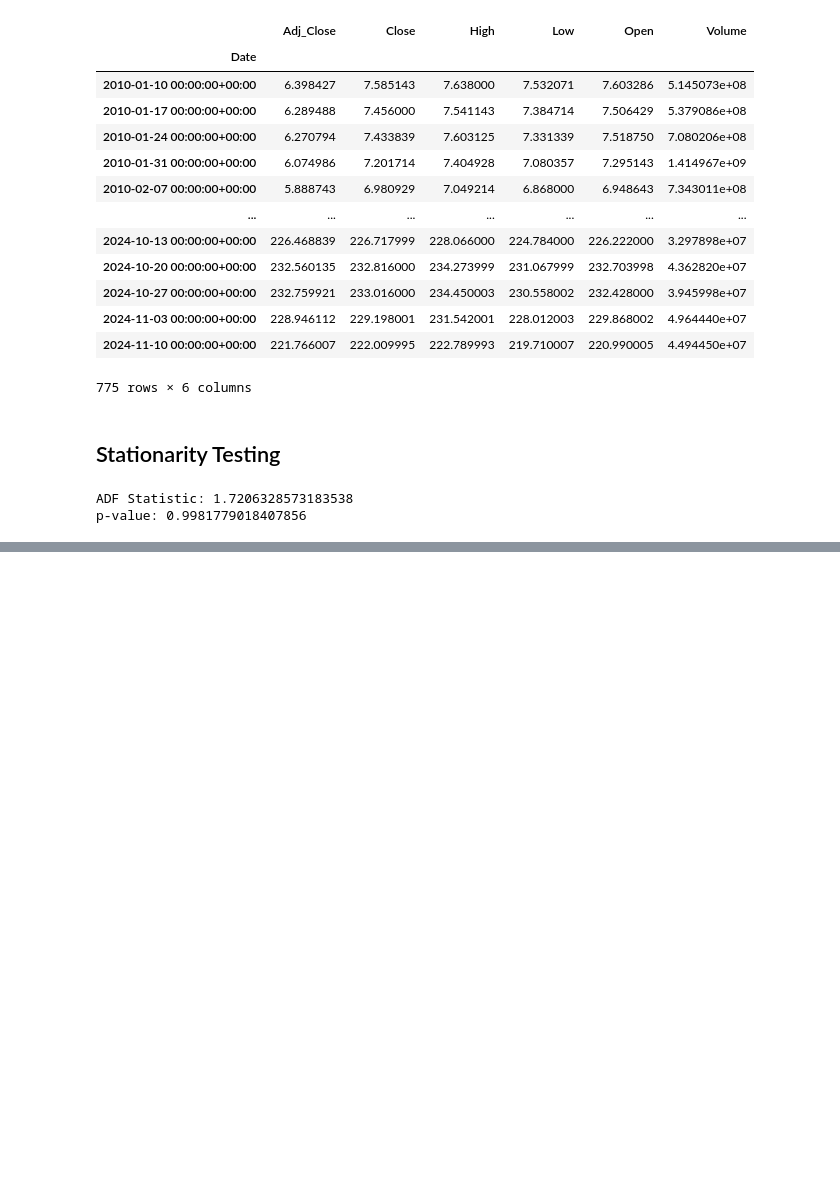
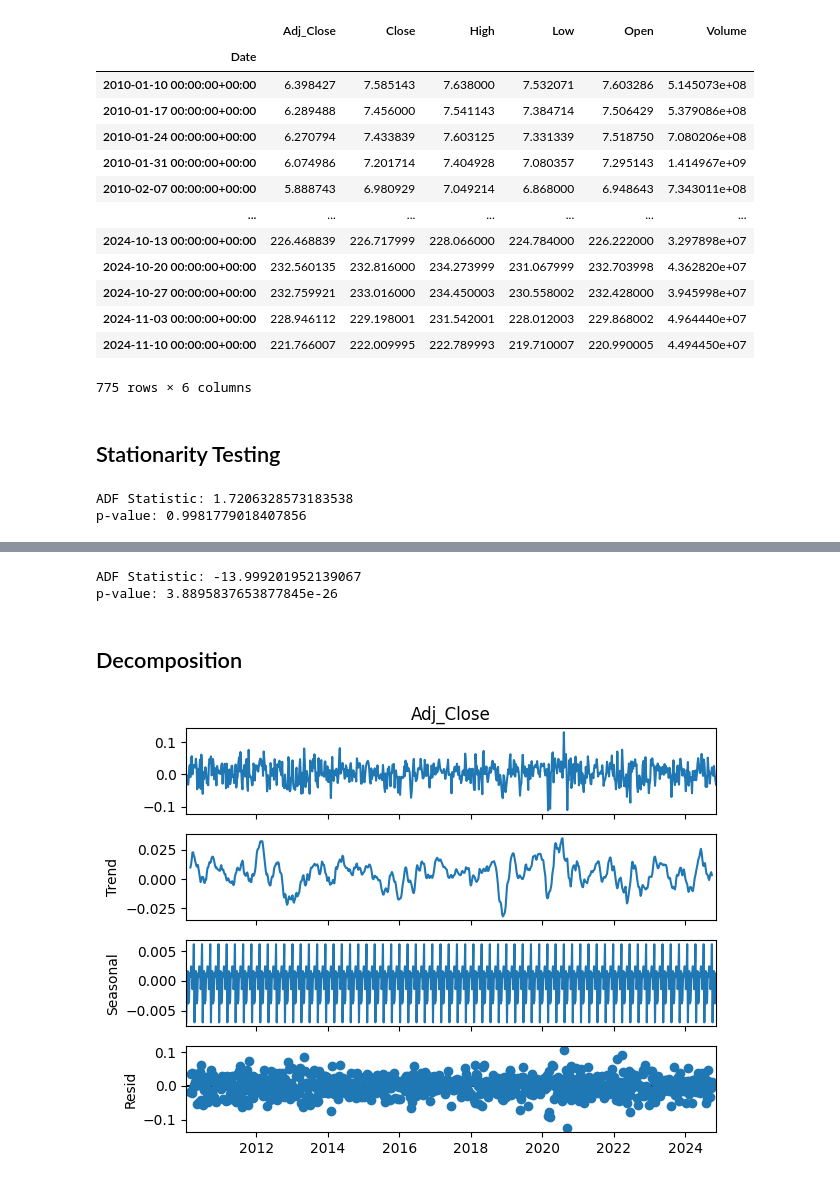
Before and after one commit to iamjaraa/Stock-Price-Prediction, a Jupyter notebook: Apple_Stock_2010.ipynb, the cells around one changed output, grey strips where cells are left out. Cells and saved outputs as stored; diff of their text form; code cells hidden in the pictures; blank space fills up the shorter version.

Commit message:
Stationary check on Dataset

```diff
--- a/Apple_Stock_2010.ipynb
+++ b/Apple_Stock_2010.ipynb
@@ -204,0 +212,8 @@ p-value: 0.9981779018407856
+# %%
+# Log Transformation applied to the Ad_close column:
+import numpy as np
+
+log_transformed = np.log(column_to_test)
+# %%
+# Check for any issues with zero or negative values before applying
+log_transformed.dropna(inplace=True)
@@ -204,0 +223,9 @@ p-value: 0.9981779018407856
+# %%
+# Apply differencing
+log_diff = log_transformed.diff().dropna()
+
+# Drop NaN values that result from the first differencing
+log_diff.dropna(inplace=True)
+
+# Check the result
+print(log_diff.head())
@@ -204,0 +242,9 @@ p-value: 0.9981779018407856
+# %%
+# Apply the ADF test on the transformed data
+result = adfuller(log_diff)
+
+print(f'ADF Statistic: {result[0]}')
+print(f'p-value: {result[1]}')
+# %% [output]
+ADF Statistic: -13.999201952139067
+p-value: 3.8895837653877845e-26
@@ -204,0 +253,10 @@ p-value: 0.9981779018407856
+# %% [markdown]
+## Decomposition
+# %%
+from statsmodels.tsa.seasonal import seasonal_decompose
+
+decompose_result = seasonal_decompose(log_diff, model='additive', period=12)
+decompose_result.plot()
+plt.show()
+# %% [output]
+[figure, added]
```
Also changed, not shown: parts of 9 cells of this notebook.
